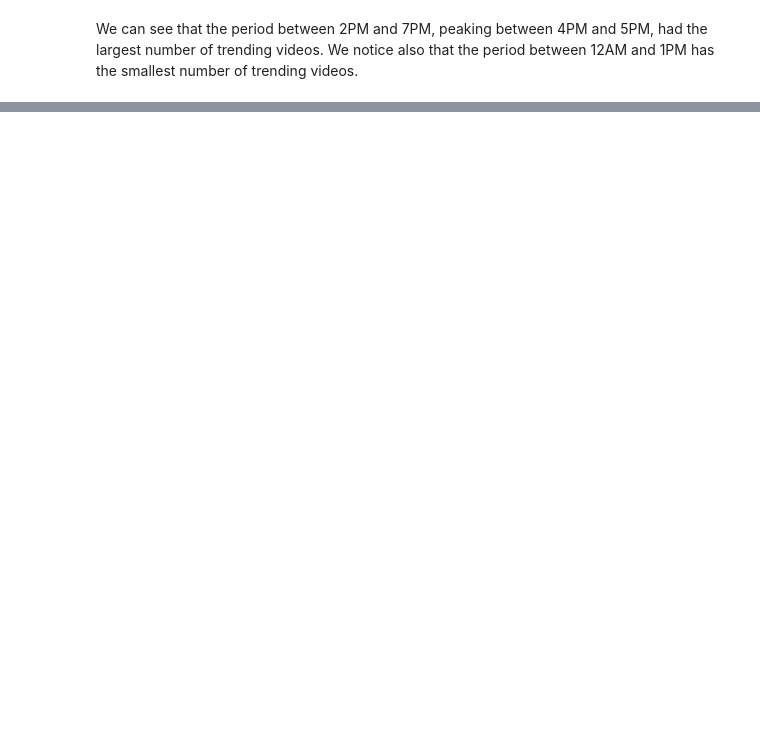
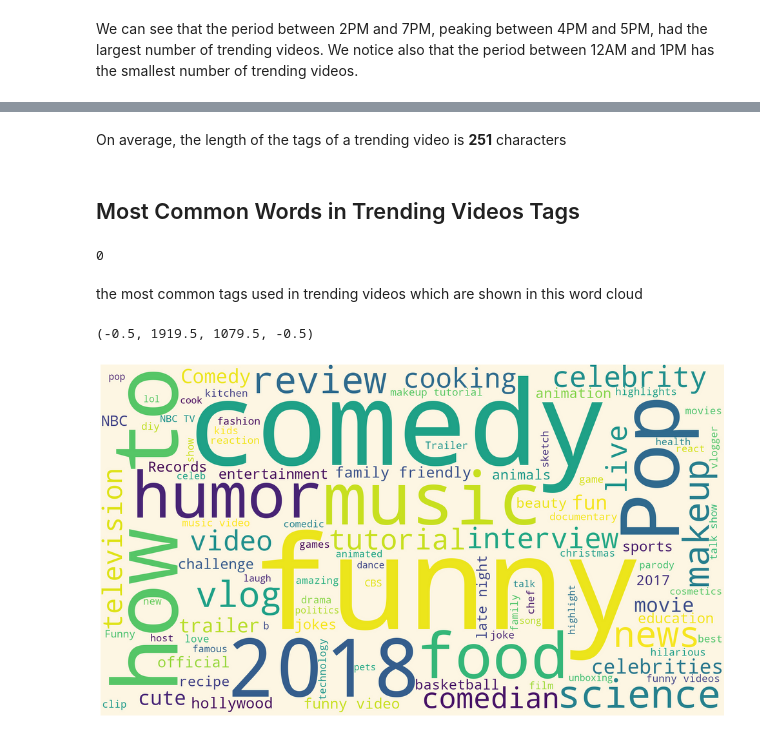
Before and after one commit to KieuSonTung/Data_Preparation, a Jupyter notebook: Youtube_Trending_Data.ipynb, the cells around one changed output, grey strips where cells are left out. Drawn from its saved outputs; the diff is of its cells as text; code cells hidden in the pictures; blank space fills up the shorter version.

```diff
--- a/Youtube_Trending_Data.ipynb
+++ b/Youtube_Trending_Data.ipynb
@@ -522,0 +670,34 @@ We can see that the period between 2PM and 7PM, peaking between 4PM and 5PM, had
+# %% [markdown]
+On average, the length of the tags of a trending video is **251** characters
+# %% [markdown]
+## <a name="ratdis"></a>Most Common Words in Trending Videos Tags
+# %%
+US_df['tags'].isna().sum()
+# %% [output]
+0
+# %%
+all_tags = []
+for tgs in US_df['tags']:
+    if tgs == '[none]':
+        continue
+    all_tags.extend(tgs.split('|'))
+
+for idx,t in enumerate(all_tags):
+    all_tags[idx]=t.replace(t,t[1:-1])
+
+tags_freq = pd.Series(all_tags).value_counts().to_dict()
+# %% [markdown]
+ the most common tags used in trending videos which are shown in this word cloud
+# %%
+import wordcloud
+wc = wordcloud.WordCloud(width=1920, height=1080, collocations=True, prefer_horizontal=0.9,
+                         background_color="#fdf6e3", max_font_size=400,
+                         max_words=100, relative_scaling=0.5
+                        ).generate_from_frequencies(tags_freq)
+
+fig, ax = plt.subplots(figsize=(20,10))
+ax.imshow(wc, interpolation='lanczos')
+ax.axis("off")
+# %% [output]
+(-0.5, 1919.5, 1079.5, -0.5)
+[figure, added]
```
Also changed, not shown: parts of 36 cells of this notebook.
